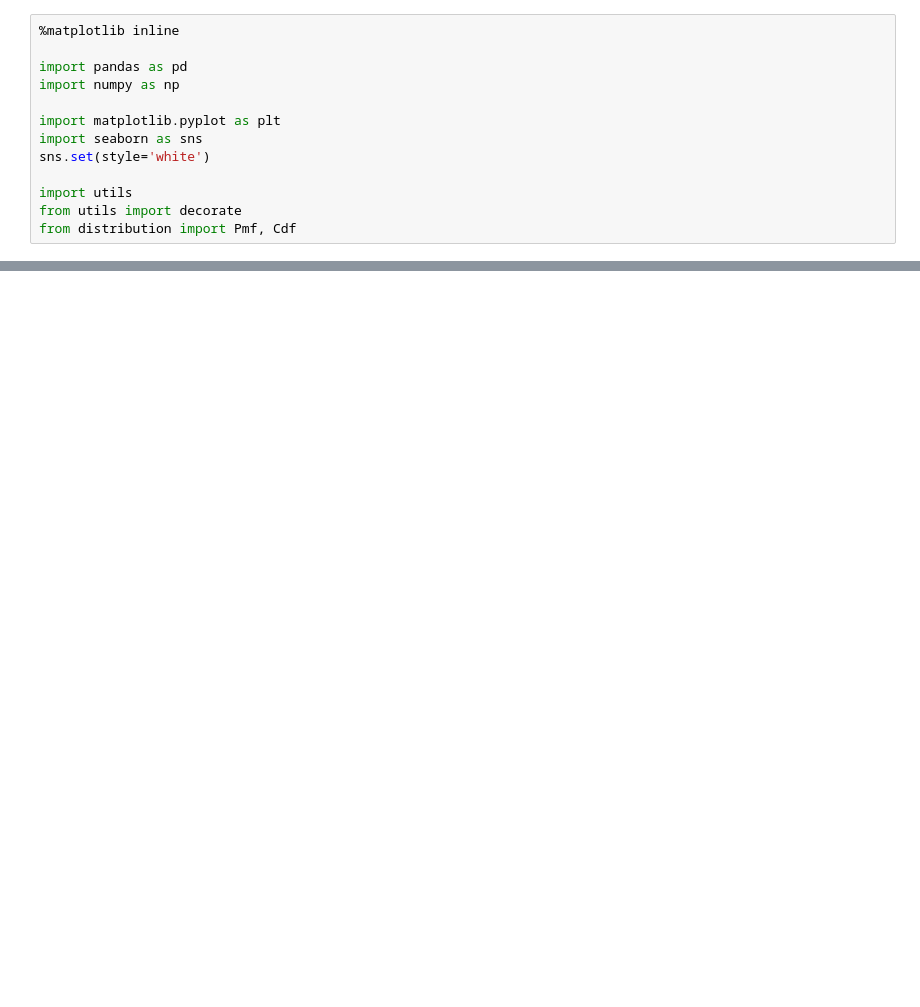
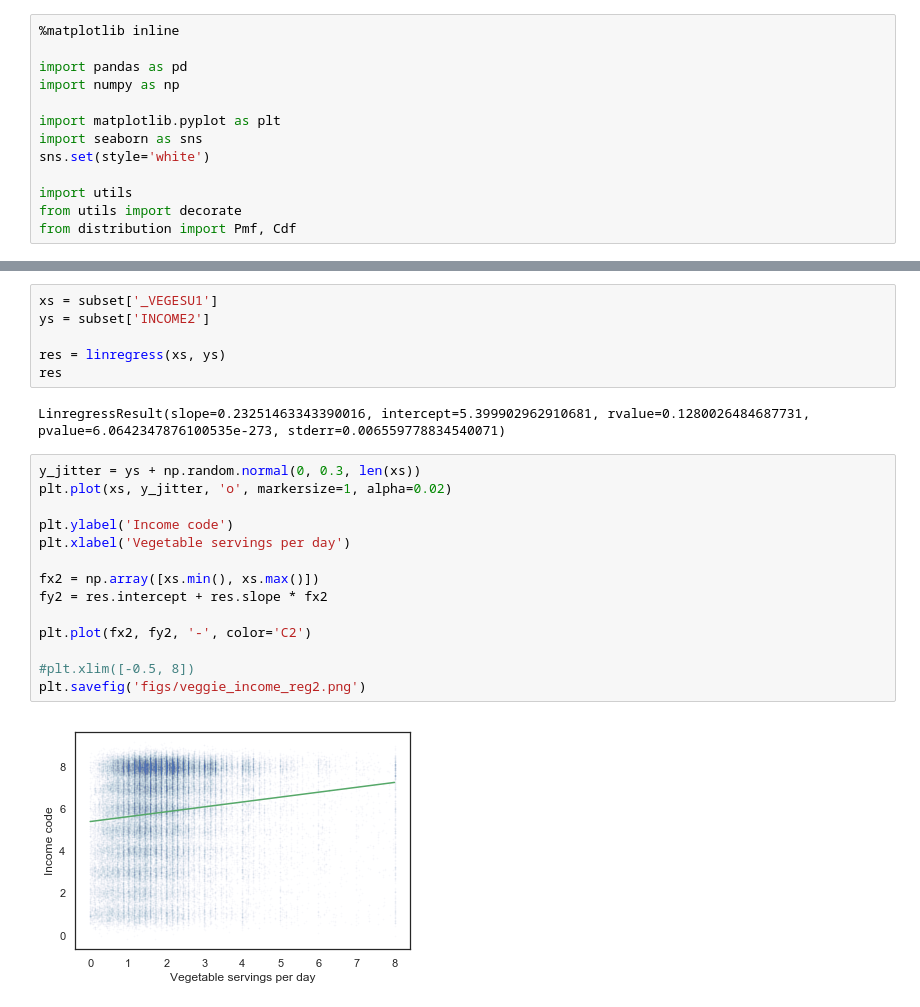
Before and after one commit to AllenDowney/ExploratoryDataAnalysis, a Jupyter notebook: eda_chap4.ipynb, the cells around one changed output, grey strips where cells are left out. Saved outputs shown, nothing was run; the diff lists cells and outputs as text; blank space fills up the shorter version.

```diff
--- a/eda_chap4.ipynb
+++ b/eda_chap4.ipynb
@@ -542,0 +66,24 @@ sample.shape
+# %%
+xs = subset['_VEGESU1']
+ys = subset['INCOME2']
+
+res = linregress(xs, ys)
+res
+# %% [output]
+LinregressResult(slope=0.23251463343390016, intercept=5.399902962910681, rvalue=0.1280026484687731, pvalue=6.0642347876100535e-273, stderr=0.006559778834540071)
+# %%
+y_jitter = ys + np.random.normal(0, 0.3, len(xs))
+plt.plot(xs, y_jitter, 'o', markersize=1, alpha=0.02)
+
+plt.ylabel('Income code')
+plt.xlabel('Vegetable servings per day')
+
+fx2 = np.array([xs.min(), xs.max()])
+fy2 = res.intercept + res.slope * fx2
+
+plt.plot(fx2, fy2, '-', color='C2')
+
+#plt.xlim([-0.5, 8])
+plt.savefig('figs/veggie_income_reg2.png')
+# %% [output]
+[figure, added]
```
Also changed, not shown: parts of 137 cells of this notebook, 4 other files.
